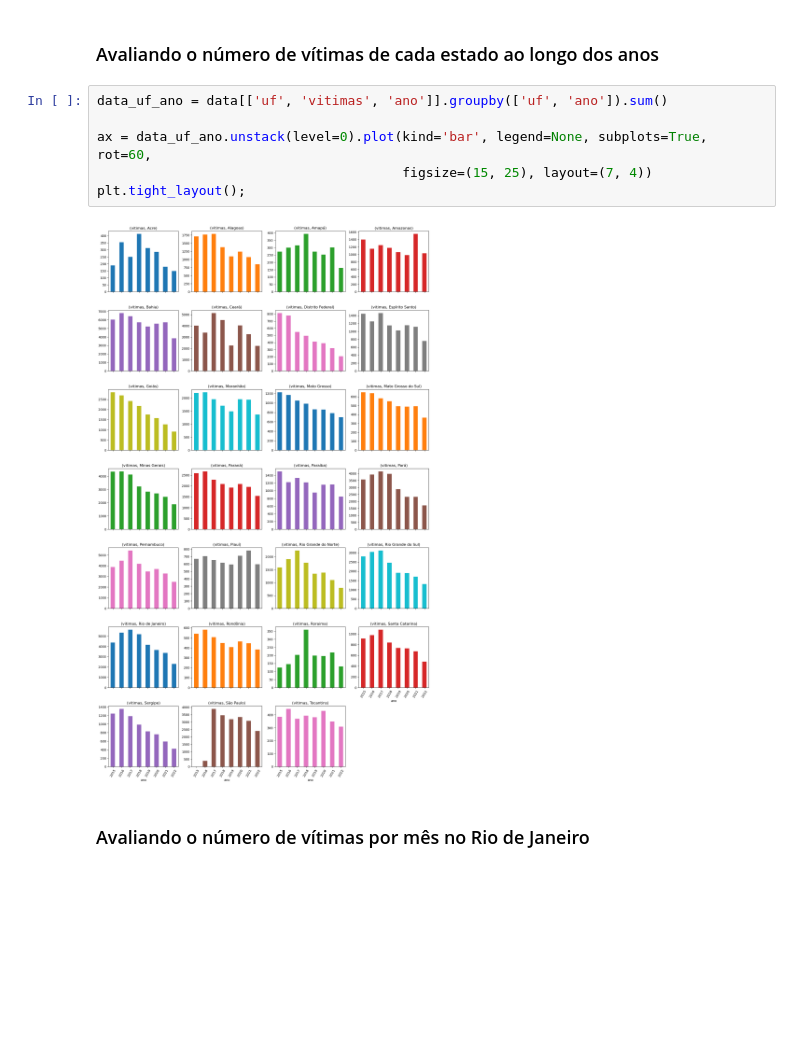
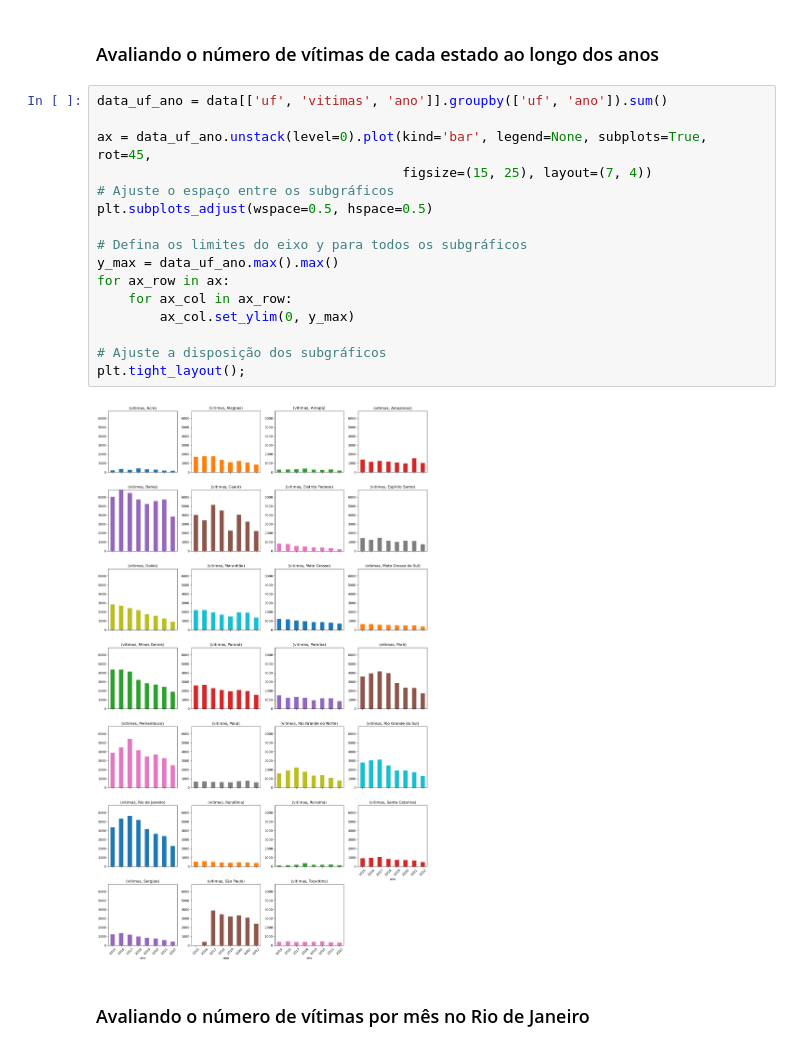
Before and after one commit to andrey-cp/Portfolio-Data-Science, a Jupyter notebook: Análise exploratória - Segurança pública/Análise exploratória - Segurança Pública - Homicídios .ipynb, the cells around one changed output. Cells and saved outputs as stored; diff of their text form; blank space fills up the shorter version.

```diff
--- a/Análise exploratória - Segurança pública/Análise exploratória - Segurança Pública - Homicídios .ipynb
+++ b/Análise exploratória - Segurança pública/Análise exploratória - Segurança Pública - Homicídios .ipynb
@@ -210,11 +210,21 @@ plt.xticks(rotation=60);
 # %%
 data_uf_ano = data[['uf', 'vitimas', 'ano']].groupby(['uf', 'ano']).sum()
 
-ax = data_uf_ano.unstack(level=0).plot(kind='bar', legend=None, subplots=True, rot=60,
+ax = data_uf_ano.unstack(level=0).plot(kind='bar', legend=None, subplots=True, rot=45,
                                        figsize=(15, 25), layout=(7, 4))
+# Ajuste o espaço entre os subgráficos
+plt.subplots_adjust(wspace=0.5, hspace=0.5)
+
+# Defina os limites do eixo y para todos os subgráficos
+y_max = data_uf_ano.max().max()
+for ax_row in ax:
+    for ax_col in ax_row:
+        ax_col.set_ylim(0, y_max)
+
+# Ajuste a disposição dos subgráficos
 plt.tight_layout();
 # %% [output]
-[figure, old version]
+[figure, new version]
 # %% [markdown]
 ### Avaliando o número de vítimas por mês no Rio de Janeiro
 # %%
```
Also changed, not shown: parts of 1 cell of this notebook, 4 other files.
